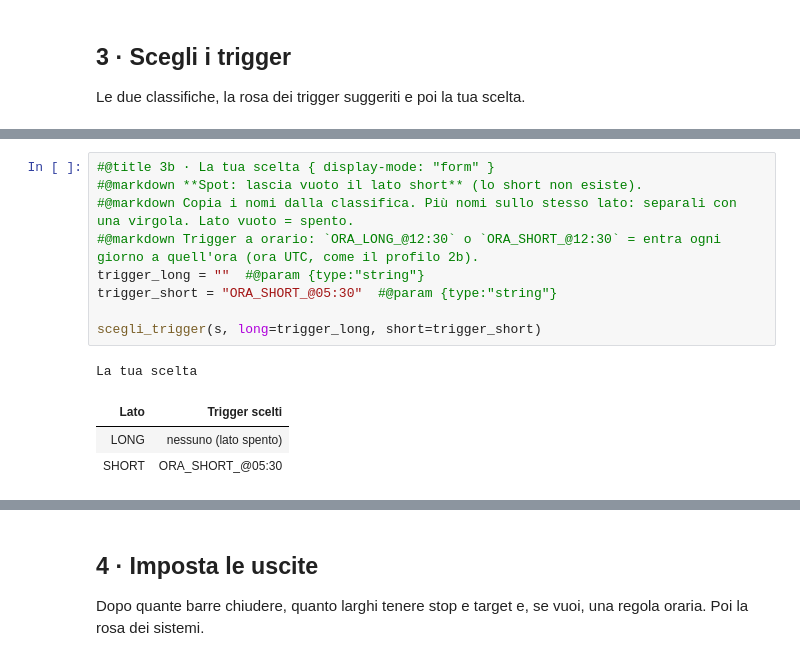
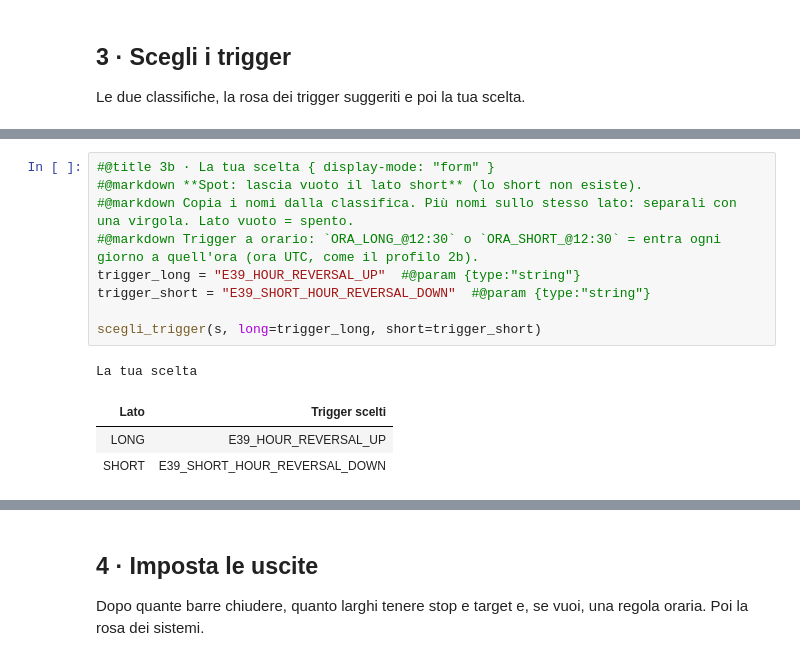
Before and after one commit to matti410/Trading-System-Creator_V4, a Jupyter notebook: Trading_System_Lab_Crypto.ipynb, the cells around one changed output, grey strips where cells are left out. Cells and saved outputs as stored; diff of their text form.

```diff
--- a/Trading_System_Lab_Crypto.ipynb
+++ b/Trading_System_Lab_Crypto.ipynb
@@ -188,17 +188,17 @@ La rosa dei trigger (in-sample, 41 barre, prima dei costi)
 # %%
 #@title 3b · La tua scelta { display-mode: "form" }
 #@markdown **Spot: lascia vuoto il lato short** (lo short non esiste).
 #@markdown Copia i nomi dalla classifica. Più nomi sullo stesso lato: separali con una virgola. Lato vuoto = spento.
 #@markdown Trigger a orario: `ORA_LONG_@12:30` o `ORA_SHORT_@12:30` = entra ogni giorno a quell'ora (ora UTC, come il profilo 2b).
-trigger_long = ""  #@param {type:"string"}
-trigger_short = "ORA_SHORT_@05:30"  #@param {type:"string"}
+trigger_long = "E39_HOUR_REVERSAL_UP"  #@param {type:"string"}
+trigger_short = "E39_SHORT_HOUR_REVERSAL_DOWN"  #@param {type:"string"}
 
 scegli_trigger(s, long=trigger_long, short=trigger_short)
 # %% [output]
 La tua scelta
 | Lato | Trigger scelti |
-| LONG | nessuno (lato spento) |
-| SHORT | ORA_SHORT_@05:30 |
+| LONG | E39_HOUR_REVERSAL_UP |
+| SHORT | E39_SHORT_HOUR_REVERSAL_DOWN |
 [interactive output not drawn]
 # %% [markdown]
 ## 4 · Imposta le uscite
```
Also changed, not shown: parts of 7 cells of this notebook.
